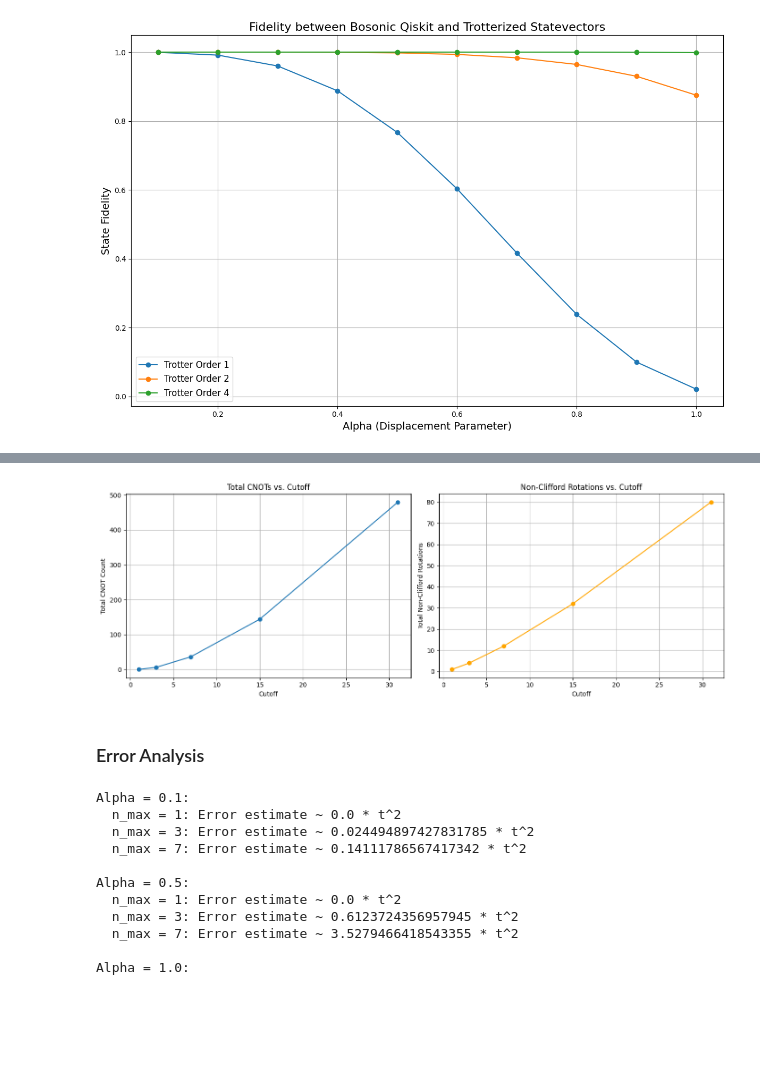
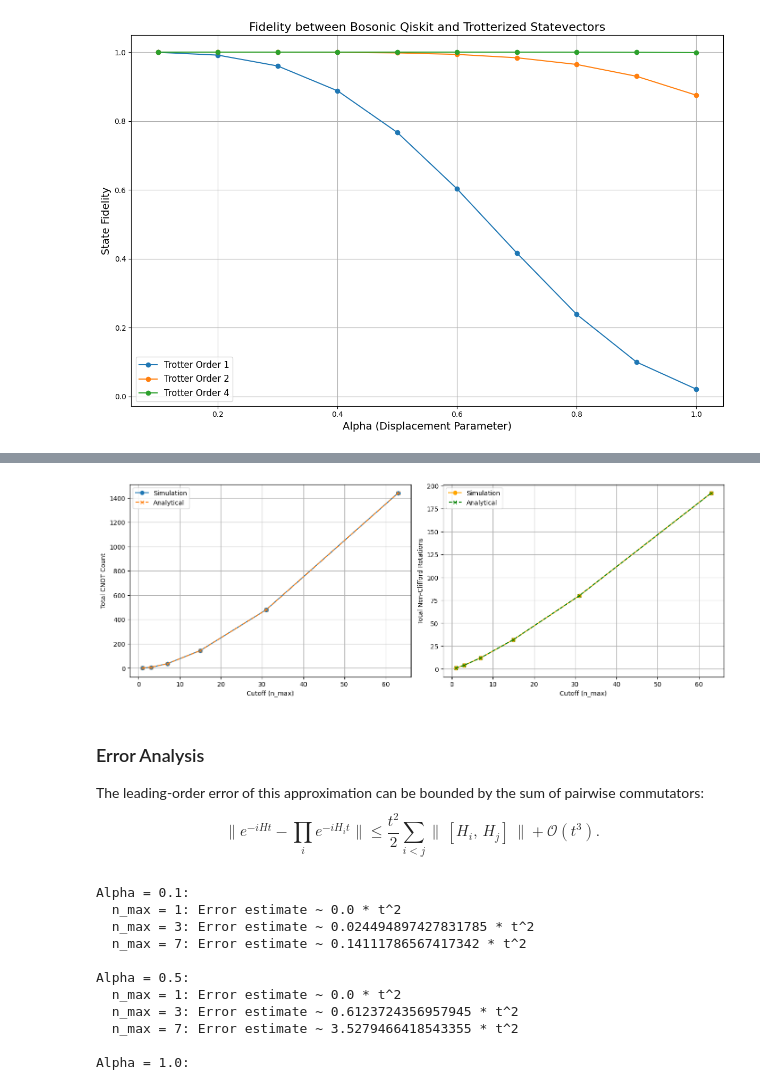
Before and after one commit to samgodwood/bosonic-qiskit, a Jupyter notebook: playground/bosonic_operator_costs/displacement/arxiv2407_10381.ipynb, the cells around one changed output, grey strips where cells are left out. Saved outputs shown, nothing was run; the diff lists cells and outputs as text; code cells hidden in the pictures; blank space fills up the shorter version.

```diff
--- a/playground/bosonic_operator_costs/displacement/arxiv2407_10381.ipynb
+++ b/playground/bosonic_operator_costs/displacement/arxiv2407_10381.ipynb
@@ -316,16 +294,14 @@ plt.show()
 # %%
-# Assuming displacement_hamiltonian is defined elsewhere and returns a matrix
+# =============================================================================
+# Analytical Calculation
+# =============================================================================
 
-qubit_counts = range(1, 6)  # For example, qubit counts from 1 to 5
-cutoff_values = [2**q - 1 for q in qubit_counts]  # Corresponding n_max values
-alpha = 1
-
-cnot_counts = []           # To store the computed total CNOT counts for each cutoff
-nonclifford_counts = []    # To store the total non-Clifford rotations for each cutoff
+analytical_cnot_counts = []
+analytical_nonclifford_counts = []
 
 for cutoff in cutoff_values:
     # Generate the Hamiltonian matrix for the current cutoff
-    hamiltonian_matrix = displacement_hamiltonian(cutoff, alpha)
+    hamiltonian_matrix = displacement_hamiltonian(cutoff, alpha_fixed)
 
     # Convert matrix to a SparsePauliOp
     H = SparsePauliOp.from_operator(Operator(hamiltonian_matrix))
@@ -333,48 +309,61 @@ for cutoff in cutoff_values:
     # Extract terms as a list of tuples: (pauli_string, coefficient)
     terms = H.to_list()
 
     # Initialize total CNOT count for this cutoff
     total_cnot_count = 0
 
     # For each term, calculate its effective length and add to total CNOT count
     for p_str, coeff in terms:
         # Calculate effective length ignoring 'I'
         effective_length = len(p_str.replace('I', ''))
         # Calculate CNOT count for the current term
         term_cnot = 2 * max(effective_length - 1, 0)
         # Add to the total CNOT count
         total_cnot_count += term_cnot
 
-    # Store the computed CNOT count
-    cnot_counts.append(total_cnot_count)
+    analytical_cnot_counts.append(total_cnot_count)
 
     # For non-Clifford rotations: one rotation per term regardless of length
     nonclifford_count = len(terms)
-    nonclifford_counts.append(nonclifford_count)
+    analytical_nonclifford_counts.append(nonclifford_count)
 
-# Create side-by-side plots using subplots
+# =============================================================================
+# Compare Simulation and Analytical Results
+# =============================================================================
+
 fig, axes = plt.subplots(1, 2, figsize=(14, 5))
 
-# Left plot: Total CNOT Count vs. Cutoff
-axes[0].plot(cutoff_values, cnot_counts, marker='o', linestyle='-')
-axes[0].set_xlabel('Cutoff')
+# Simulation results (order=1)
+sim_cnot = cnot_gate_counts[1]
+axes[0].plot(cutoff_values, sim_cnot, marker='o', linestyle='-', label='Simulation')
+# Analytical results
+axes[0].plot(cutoff_values, analytical_cnot_counts, marker='x', linestyle='--', label='Analytical')
+axes[0].set_xlabel('Cutoff (n_max)')
 axes[0].set_ylabel('Total CNOT Count')
-axes[0].set_title('Total CNOTs vs. Cutoff')
+axes[0].legend()
 axes[0].grid(True)
 
-# Right plot: Non-Clifford Rotations vs. Cutoff
-axes[1].plot(cutoff_values, nonclifford_counts, marker='o', color='orange', linestyle='-')
-axes[1].set_xlabel('Cutoff')
+# Simulation results (order=1)
+sim_rotations = rotation_gate_counts[1]
+axes[1].plot(cutoff_values, sim_rotations, marker='o', linestyle='-', label='Simulation', color='orange')
+# Analytical results
+axes[1].plot(cutoff_values, analytical_nonclifford_counts, marker='x', linestyle='--', label='Analytical', color='green')
+axes[1].set_xlabel('Cutoff (n_max)')
 axes[1].set_ylabel('Total Non-Clifford Rotations')
-axes[1].set_title('Non-Clifford Rotations vs. Cutoff')
+axes[1].legend()
 axes[1].grid(True)
 
 plt.tight_layout()
 plt.show()
 # %% [output]
-[figure, old version]
+[figure, new version]
-# %% [markdown]
-### Error Analysis
+# %% [markdown]
+### Error Analysis
+The leading-order error of this approximation can be bounded by the sum of pairwise commutators:
+$$
+\Big\|e^{-iHt} - \prod_i e^{-iH_i t}\Big\|
+\leq \frac{t^2}{2} \sum_{i < j} \big\|\,[H_i,\,H_j]\,\big\| + \mathcal{O}(t^3).
+$$
 # %%
 # Function to compute the spectral norm of the commutator between two groups
 def commutator_spectral_norm(group_A, group_B):
```
Also changed, not shown: parts of 8 cells of this notebook.
